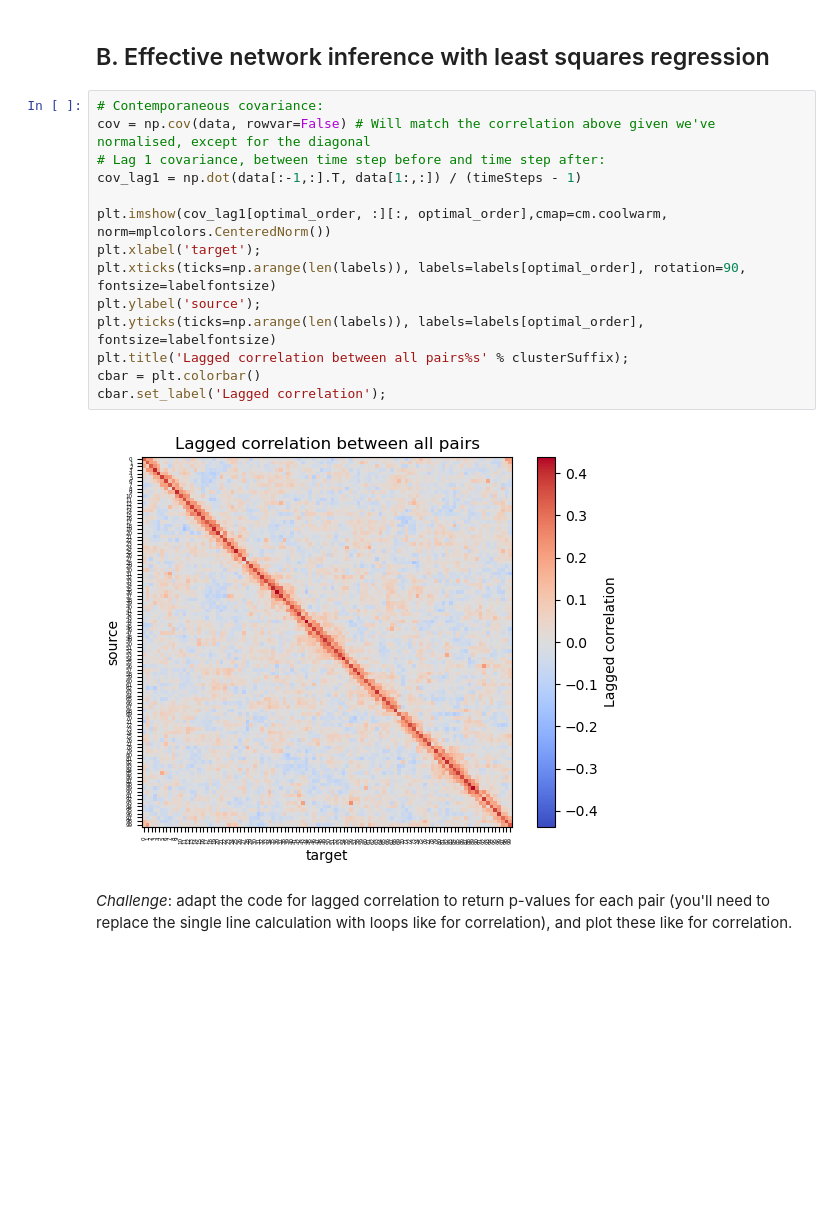
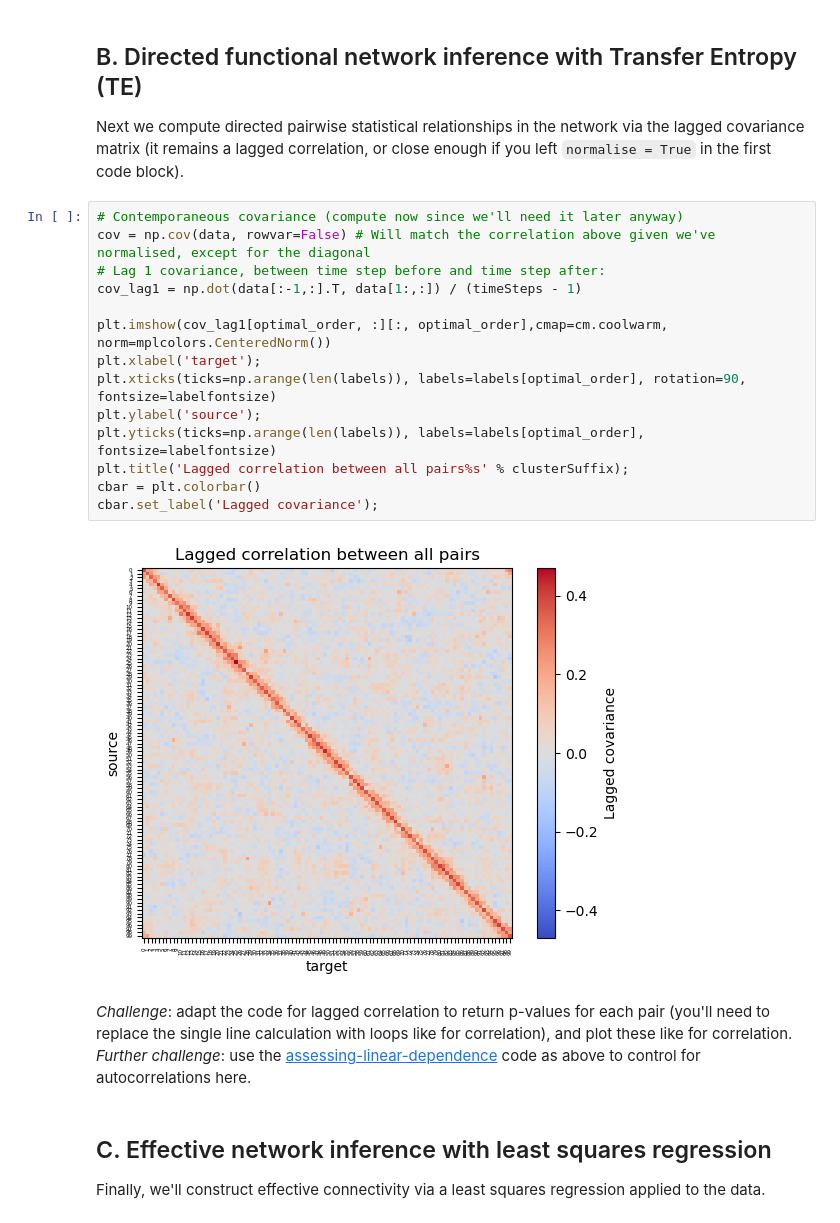
Before and after one commit to jlizier/netinf_tutorial, a Jupyter notebook: NetworkInference_Linear.ipynb, the cells around one changed output. Drawn from its saved outputs; the diff is of its cells as text; blank space fills up the shorter version.

Commit message:
Added nice text to the linear measures notebook

```diff
--- a/NetworkInference_Linear.ipynb
+++ b/NetworkInference_Linear.ipynb
@@ -196,23 +213,30 @@ _Challenge_: try to correct for the autocorrelations in these samples
 # %% [markdown]
-## B. Effective network inference with least squares regression
+## B. Directed functional network inference with Transfer Entropy (TE)
+
+Next we compute directed pairwise statistical relationships in the network via the lagged covariance matrix (it remains a lagged correlation, or close enough if you left `normalise = True` in the first code block).
 # %%
-# Contemporaneous covariance:
+# Contemporaneous covariance (compute now since we'll need it later anyway)
 cov = np.cov(data, rowvar=False) # Will match the correlation above given we've normalised, except for the diagonal
 # Lag 1 covariance, between time step before and time step after:
 cov_lag1 = np.dot(data[:-1,:].T, data[1:,:]) / (timeSteps - 1)
 
 plt.imshow(cov_lag1[optimal_order, :][:, optimal_order],cmap=cm.coolwarm, norm=mplcolors.CenteredNorm())
 plt.xlabel('target');
 plt.xticks(ticks=np.arange(len(labels)), labels=labels[optimal_order], rotation=90, fontsize=labelfontsize)
 plt.ylabel('source');
 plt.yticks(ticks=np.arange(len(labels)), labels=labels[optimal_order], fontsize=labelfontsize)
 plt.title('Lagged correlation between all pairs%s' % clusterSuffix);
 cbar = plt.colorbar()
-cbar.set_label('Lagged correlation');
+cbar.set_label('Lagged covariance');
 # %% [output]
-[figure, old version]
+[figure, new version]
 # %% [markdown]
 _Challenge_: adapt the code for lagged correlation to return p-values for each pair (you'll need to replace the single line calculation with loops like for correlation), and plot these like for correlation.
+_Further challenge_: use the [assessing-linear-dependence](https://github.com/olivercliff/assessing-linear-dependence) code as above to control for autocorrelations here.
+# %% [markdown]
+## C. Effective network inference with least squares regression
+
+Finally, we'll construct effective connectivity via a least squares regression applied to the data.
 # %%
 # Now invert: cov_lag1 = cov * C in our notation, so
 # C = cov^-1 * cov_lag1
```
Also changed, not shown: parts of 7 cells of this notebook.
